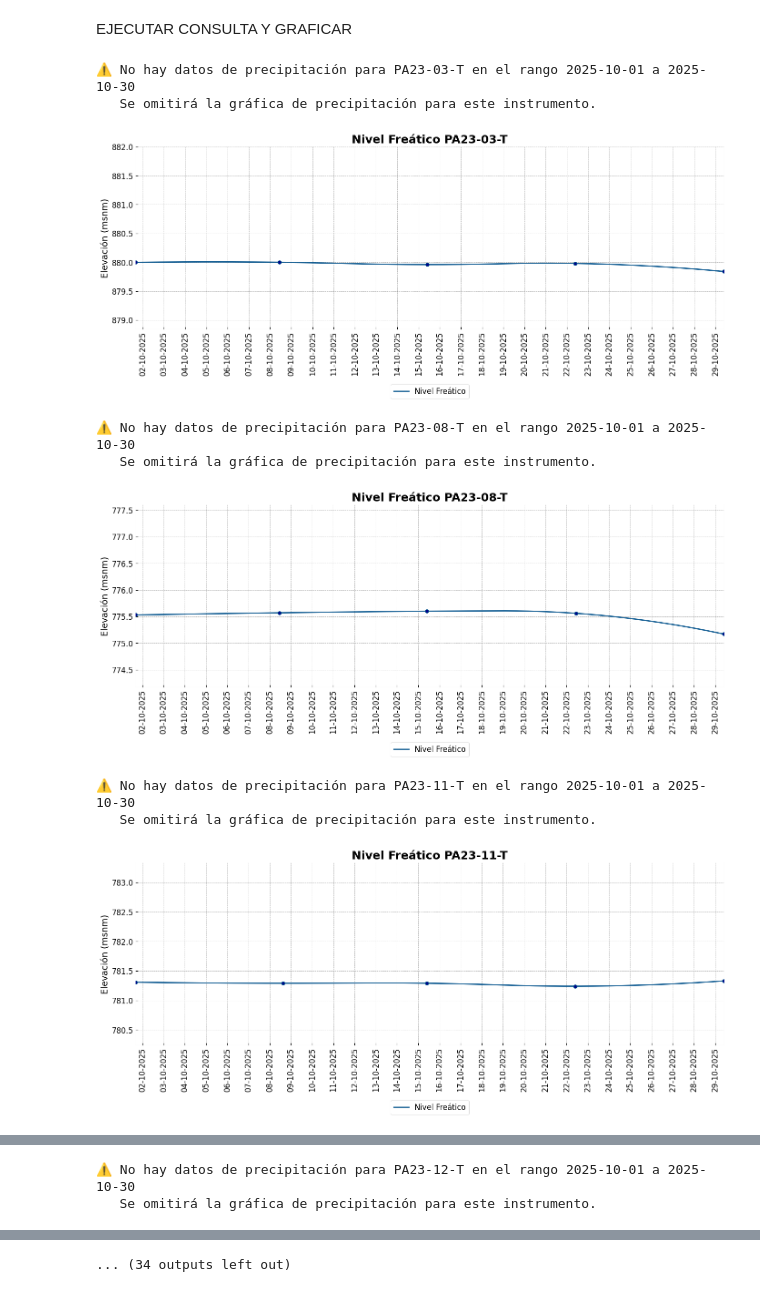
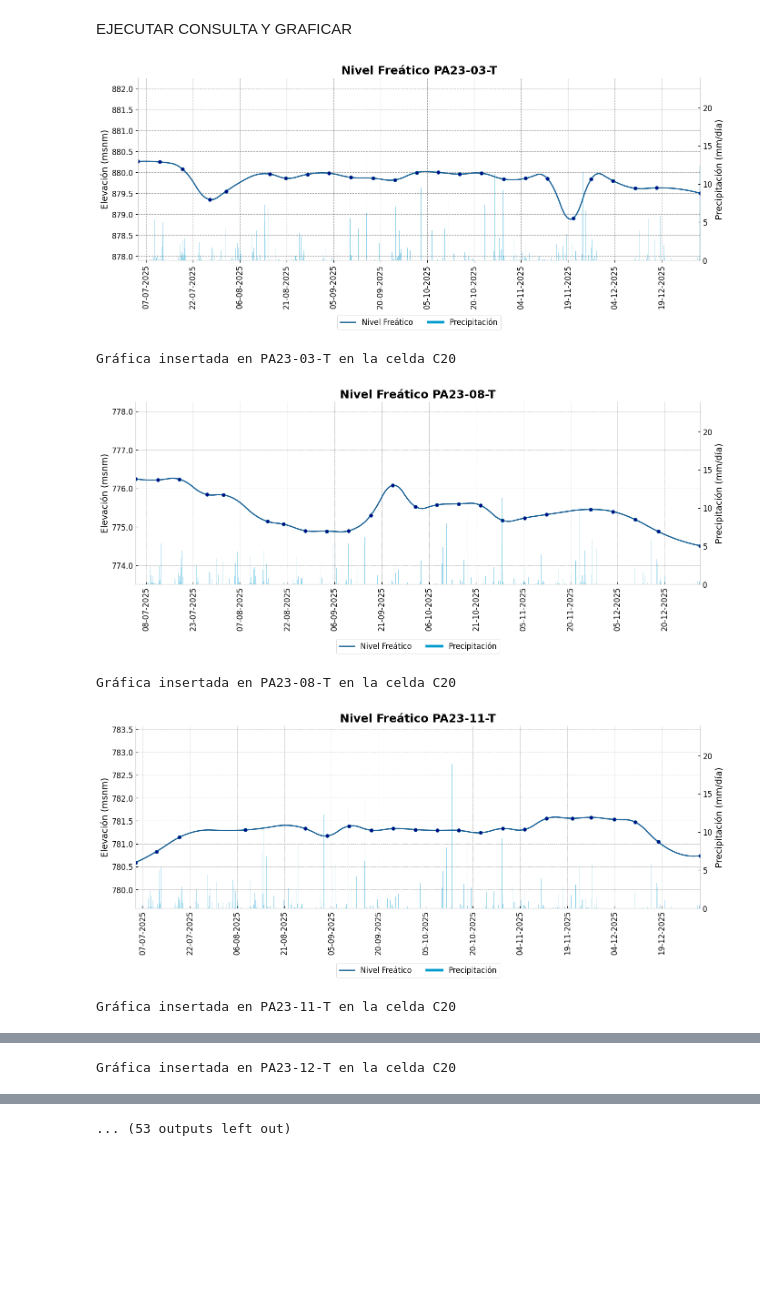
Before and after one commit to jonper7/graficas_pz_rdo, a Jupyter notebook: pz_abiertos.ipynb, the cells around one changed output, grey strips where cells are left out. Drawn from its saved outputs; the diff is of its cells as text; code cells hidden in the pictures; blank space fills up the shorter version.

```diff
--- a/pz_abiertos.ipynb
+++ b/pz_abiertos.ipynb
@@ -416,8 +416,8 @@ EJECUTAR CONSULTA Y GRAFICAR
 # Asegúrate de ejecutar las celdas anteriores antes de esta celda
 
 # 📅 Parámetros de fecha para filtrar datos de la base de datos
-fecha_inicio = '2025-10-01'
-fecha_fin = '2025-10-30'
+fecha_inicio = '2025-07-01'
+fecha_fin = '2025-12-31'
 
 
 # Diccionario para especificar la hoja y celda donde se insertará cada gráfico
@@ -476,10 +476,10 @@ ubicaciones = {
 excel_path = r"Reporte\2500-DRT-MGP-000-V0.xlsx"
 
 # Conexión a la base de datos y generación de gráficos
-conexion = connect_to_db('localhost', # Host
-                         'postgres',  # Usuario
-                         'JONPER',  # Contraseña
-                         'postgres',  # Base de datos
+conexion = connect_to_db('192.168.60.175', # Host
+                         'alexism',  # Usuario
+                         'Data.GDR$2024',  # Contraseña
+                         'gdr_database',  # Base de datos
                          '5432')      # Puerto
 
 if conexion:
@@ -495,7 +495,7 @@ if conexion:
             instrumentos_unicos = df['id_instrumento'].unique() # Obtener los instrumentos únicos
 
             # Filtrar los instrumentos a omitir para no graficarlos
-            instrumentos_baja = {"PA24-03-A-T","PA24-28-T", "PA24-02-T", "PA24-03-T"
+            instrumentos_baja = {"PA24-03-A-T","PA24-28-T", "PA24-02-T", "PA24-03-T", "PA24-05-T", "PA24-09-T"
                                             }
 
             # Filtrar los instrumentos y ordenarlos alfabéticamente
@@ -505,39 +505,36 @@ if conexion:
             for tabla in tablas:
                 # Filtrar los datos por instrumento
                 df_instrumento = df[df['id_instrumento'] == tabla].copy() # Filtrar los datos por instrumento
                 # Convertir la columna 'Fecha_Hora' a formato datetime
                 df_instrumento['Fecha_Hora'] = pd.to_datetime(df_instrumento['Fecha_Hora'])
 
                 if df_instrumento.empty:  # Verificar si el DataFrame está vacío
                     print(f"El instrumento {tabla} no tiene datos para graficar.")
                     continue
                 query_precip = f'''SELECT "fecha", "hora", "rain_mm_tot" FROM "MV_NAD_DR"."00_em_via12"
                                 WHERE "fecha" BETWEEN '{fecha_inicio}' AND '{fecha_fin}' '''
                 result_precip, columns_precip = execute_query(conexion, query_precip)
                 df_precip = process_precipitation_data(result_precip, columns_precip)
 
                 if df_precip.empty or 'Fecha_Hora' not in df_precip.columns:
                     print(f"⚠️ No hay datos de precipitación para {tabla} en el rango {fecha_inicio} a {fecha_fin}")
                     print(f"   Se omitirá la gráfica de precipitación para este instrumento.")
                     # Puedes crear un DataFrame vacío con la estructura correcta
                     df_precip = pd.DataFrame(columns=['Fecha_Hora', 'rain_mm_tot'])
 
                 # Manejar el error de ubicación sin detener el ciclo
                 try:
                     sheet_name, cell = ubicaciones[tabla]
                 except KeyError:
                     print(f"No se encontró una ubicación para el instrumento {tabla}")
                     continue
                 plot_data(df_instrumento, df_precip, tabla, conexion, excel_path, sheet_name, cell)
 
 close_connection(conexion) # Cerrar la conexión a la base de datos
 # %% [output]
+[figure, new version]
-⚠️ No hay datos de precipitación para PA23-03-T en el rango 2025-10-01 a 2025-10-30
-   Se omitirá la gráfica de precipitación para este instrumento.
+Gráfica insertada en PA23-03-T en la celda C20
-[figure, old version]
+[figure, new version]
-⚠️ No hay datos de precipitación para PA23-08-T en el rango 2025-10-01 a 2025-10-30
-   Se omitirá la gráfica de precipitación para este instrumento.
+Gráfica insertada en PA23-08-T en la celda C20
-[figure, old version]
+[figure, new version]
-⚠️ No hay datos de precipitación para PA23-11-T en el rango 2025-10-01 a 2025-10-30
-   Se omitirá la gráfica de precipitación para este instrumento.
+Gráfica insertada en PA23-11-T en la celda C20
-[figure, old version]
@@ -544,2 +542 @@ close_connection(conexion) # Cerrar la conexión a la base de datos
-⚠️ No hay datos de precipitación para PA23-12-T en el rango 2025-10-01 a 2025-10-30
-   Se omitirá la gráfica de precipitación para este instrumento.
+Gráfica insertada en PA23-12-T en la celda C20
@@ -553 +547 @@ close_connection(conexion) # Cerrar la conexión a la base de datos
-... (34 outputs left out)
+... (53 outputs left out)
```
Also changed, not shown: parts of 2 cells of this notebook, 6 other files.
